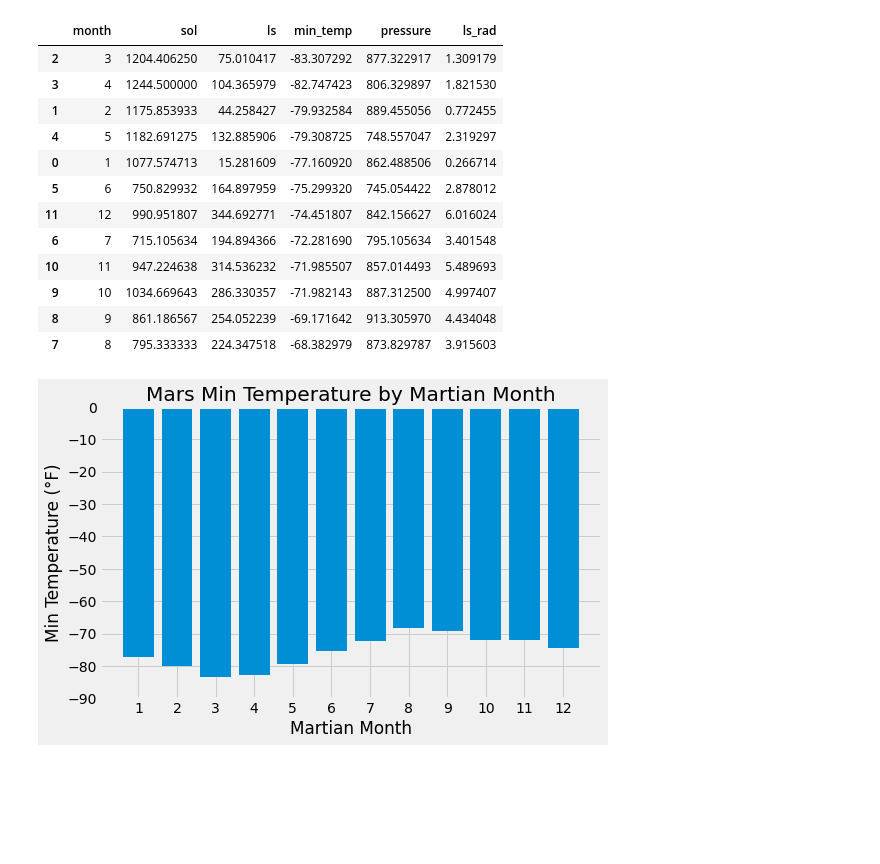
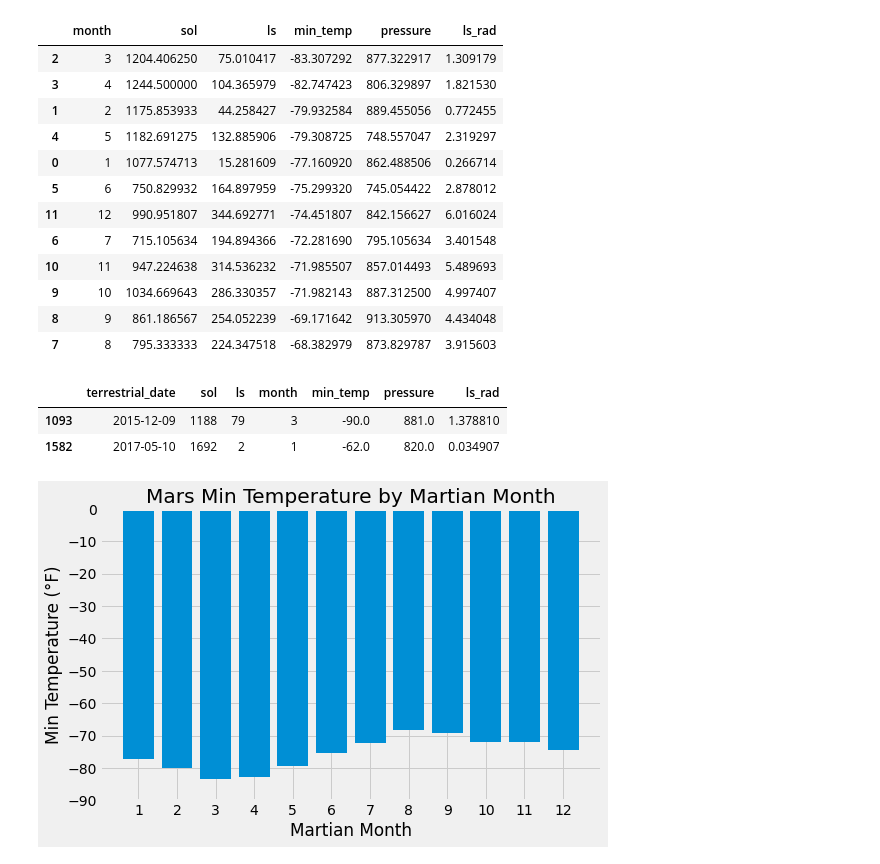
Before and after one commit to ats-tandjoeng7/Mission-to-Mars, a Jupyter notebook: mars_data_challenge_part_2.ipynb, the cells around one changed output. Cells and saved outputs as stored; diff of their text form; code cells hidden in the pictures; blank space fills up the shorter version.

```diff
--- a/mars_data_challenge_part_2.ipynb
+++ b/mars_data_challenge_part_2.ipynb
@@ -213,6 +213,12 @@ mintemp_df
 | 9 | 10 | 1034.669643 | 286.330357 | -71.982143 | 887.312500 | 4.997407 |
 | 8 | 9 | 861.186567 | 254.052239 | -69.171642 | 913.305970 | 4.434048 |
 | 7 | 8 | 795.333333 | 224.347518 | -68.382979 | 873.829787 | 3.915603 |
+# %%
+mars_df.loc[(mars_df['min_temp'] == mars_df['min_temp'].min()) | (mars_df['min_temp'] == mars_df['min_temp'].max()), headers[1:]]
+# %% [output]
+|  | terrestrial_date | sol | ls | month | min_temp | pressure | ls_rad |
+| 1093 | 2015-12-09 | 1188 | 79 | 3 | -90.0 | 881.0 | 1.378810 |
+| 1582 | 2017-05-10 | 1692 | 2 | 1 | -62.0 | 820.0 | 0.034907 |
 # %%
 # plot the average minimum daily temperature of all the months
 def barplot(x, y, title):
```
Also changed, not shown: parts of 15 cells of this notebook, 2 other files.
